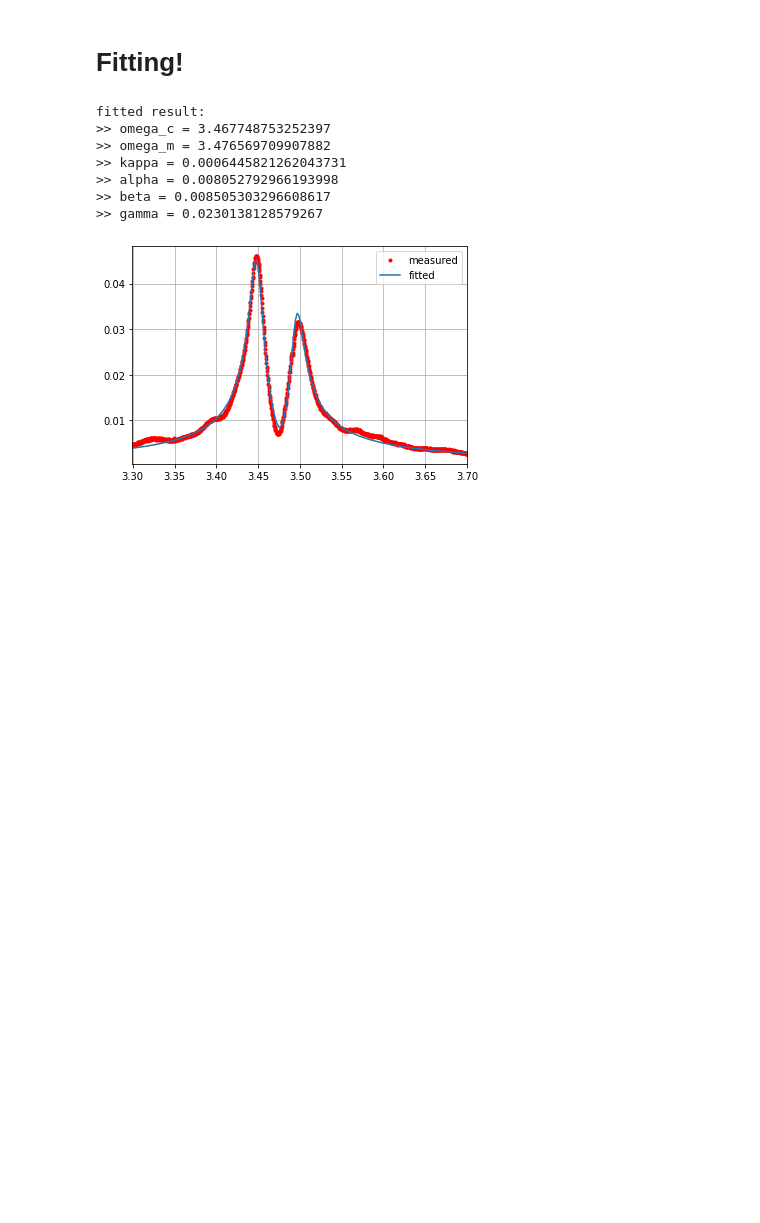
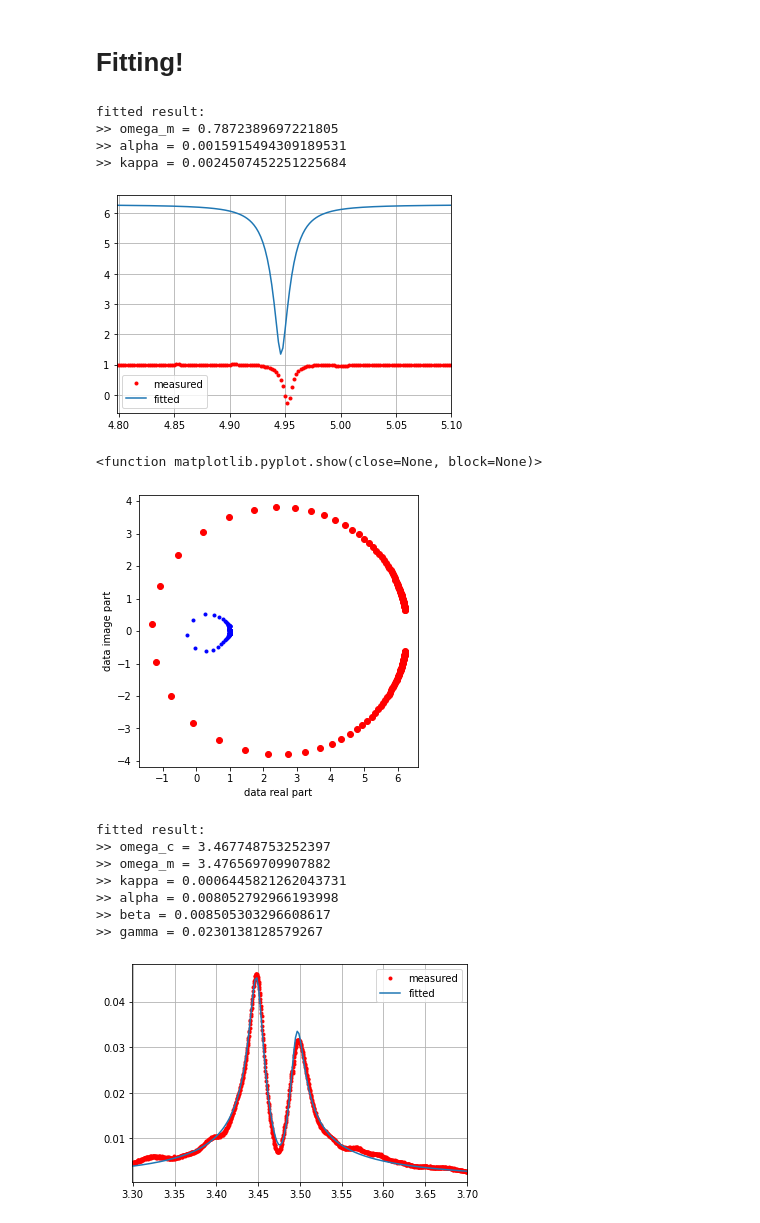
Before and after one commit to Nick1467/Mirror, a Jupyter notebook: quick_scale.ipynb, the cells around one changed output. Drawn from its saved outputs; the diff is of its cells as text; code cells hidden in the pictures; blank space fills up the shorter version.

```diff
--- a/quick_scale.ipynb
+++ b/quick_scale.ipynb
@@ -115,5 +124,76 @@ plt.show
 # %% [markdown]
 # Fitting!
+# %%
+import numpy as np
+from scipy.optimize import curve_fit
+from matplotlib import pyplot as plt
+#from sklearn.metrics import r2_score
+import inspect
+
+pi = np.pi
+trace_no = 100
+
+
+def s11( omega, omega_m, alpha, kappa):
+    Gamma = (alpha + kappa )/ 2
+    s11 =( 1 - (kappa / (Gamma - 1j*(omega - omega_m))))*2*np.pi
+    return np.hstack([np.real(s11), np.imag(s11)])
+
+f_used, s11_used = frq[screen]/1e+9,( data[:,trace_no: trace_no+1][screen]).ravel()
+param_names = list(inspect.signature(s11).parameters.keys())[1:]
+mix = np.hstack([np.real(s11_used), np.imag(s11_used)])
+
+strpts = np.array([4.95, 0.005, 0.005]) # starting points
+coeffs, cov = curve_fit(
+    s11,
+    f_used,
+    mix,
+    strpts,
+    bounds= ([3, 0, 0.0000001], [6, 0.01, 1])
+    )
+#omega_c1, omega_m1, kappa1, gamma1, c1  = coeffs
+
+print('fitted result:')
+for name, value in zip(param_names, coeffs):
+    print(f">> {name} = {value/(2*pi)}")
+
+#y_pred = abs_s21(f_used, *coeffs)
+#R2 = r2_score(s21_measured, y_pred)
+#print(f'with R-squared value R^2 = {R2:.4f}')
+
+s11_fit = s11(f_used, *coeffs)
+midpoint = s11_fit.shape[-1]//2
+
+real_part = s11_fit[:midpoint]
+imag_part = s11_fit[midpoint:]
+
+sum = real_part + 1j*imag_part
+
+
+plt.plot(f_used, s11_used, 'r .', label='measured')
+plt.plot(f_used, abs(sum), label='fitted')
+plt.xlim(np.min(f_used), np.max(f_used))
+#plt.title(f'Trace Fitting tr.{trace_no}')
+plt.legend()
+plt.grid()
+plt.savefig('fitting_result.png', dpi =300)
+plt.show()
+
+plt.figure(figsize=(5,5))
+plt.plot(np.real(data[:, trace_no:trace_no+1])[screen], np.imag(data[:, trace_no:trace_no+1])[screen],'b.')
+plt.plot(np.real(sum), np.imag(sum),'ro')
+plt.xlabel('data real part')
+plt.ylabel('data image part')
+plt.title
+plt.show
+# %% [output]
+fitted result:
+>> omega_m = 0.7872389697221805
+>> alpha = 0.0015915494309189531
+>> kappa = 0.0024507452251225684
+[figure, added]
+<function matplotlib.pyplot.show(close=None, block=None)>
+[figure, added]
 # %%
 import numpy as np
 from scipy.optimize import curve_fit
```
Also changed, not shown: parts of 6 cells of this notebook, 2 other files.
